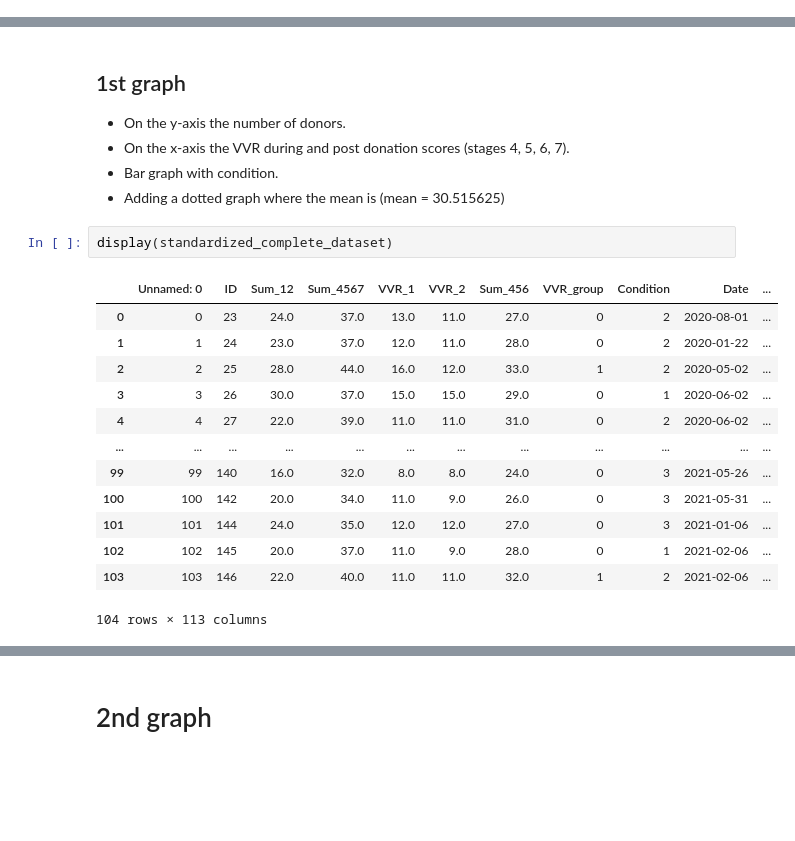
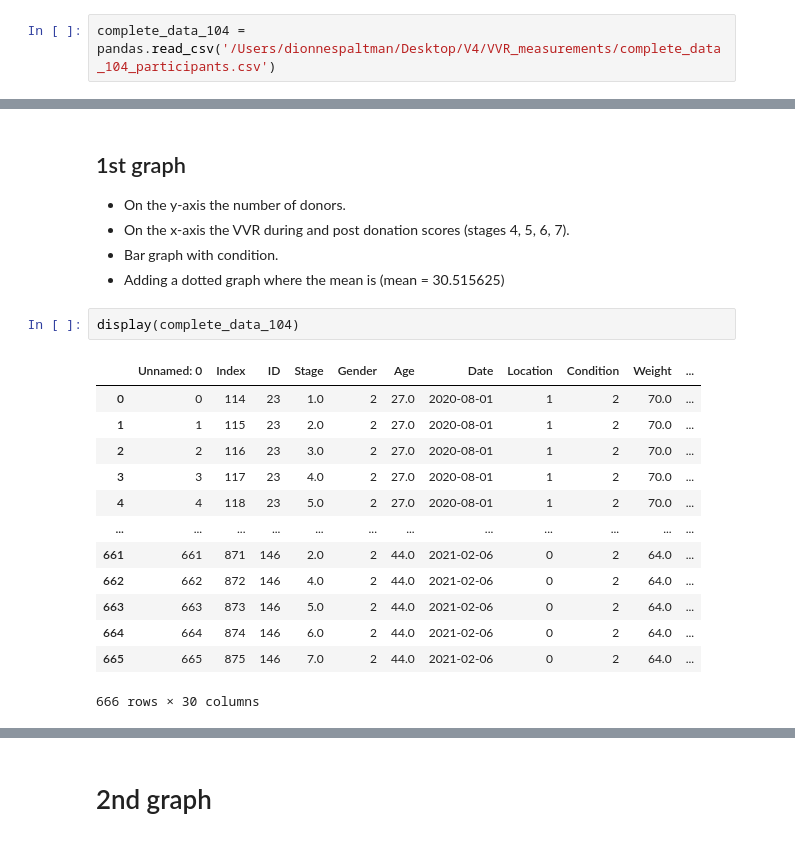
Before and after one commit to DionneSpaltman/predicting_VVR, a Jupyter notebook: visualization/VVR.ipynb, the cells around one changed output, grey strips where cells are left out. Saved outputs shown, nothing was run; the diff lists cells and outputs as text; blank space fills up the shorter version.

```diff
--- a/visualization/VVR.ipynb
+++ b/visualization/VVR.ipynb
@@ -6,6 +6,8 @@ Everything you need to know about matplotlib can be find in its documentation: h
 import numpy
 import pandas
 import matplotlib.pyplot as plt
+# %%
+complete_data_104 = pandas.read_csv('/Users/dionnespaltman/Desktop/V4/VVR_measurements/complete_data_104_participants.csv')
 # %%
 clean_donor_info = pandas.read_csv('/Users/dionnespaltman/Desktop/V4/V3_processed_donor_info.csv')
 # # VVR_scores_final = pandas.read_csv('/Users/dionnespaltman/Desktop/V3/VVR_scores_final.csv')
@@ -38,20 +40,20 @@ display(VVR_measurements)
 - Bar graph with condition.
 - Adding a dotted graph where the mean is (mean = 30.515625)
 # %%
-display(standardized_complete_dataset)
+display(complete_data_104)
 # %% [output]
-|  | Unnamed: 0 | ID | Sum_12 | Sum_4567 | VVR_1 | VVR_2 | Sum_456 | VVR_group | Condition | Date | ... |
-| 0 | 0 | 23 | 24.0 | 37.0 | 13.0 | 11.0 | 27.0 | 0 | 2 | 2020-08-01 | ... |
-| 1 | 1 | 24 | 23.0 | 37.0 | 12.0 | 11.0 | 28.0 | 0 | 2 | 2020-01-22 | ... |
-| 2 | 2 | 25 | 28.0 | 44.0 | 16.0 | 12.0 | 33.0 | 1 | 2 | 2020-05-02 | ... |
-| 3 | 3 | 26 | 30.0 | 37.0 | 15.0 | 15.0 | 29.0 | 0 | 1 | 2020-06-02 | ... |
-| 4 | 4 | 27 | 22.0 | 39.0 | 11.0 | 11.0 | 31.0 | 0 | 2 | 2020-06-02 | ... |
+|  | Unnamed: 0 | Index | ID | Stage | Gender | Age | Date | Location | Condition | Weight | ... |
+| 0 | 0 | 114 | 23 | 1.0 | 2 | 27.0 | 2020-08-01 | 1 | 2 | 70.0 | ... |
+| 1 | 1 | 115 | 23 | 2.0 | 2 | 27.0 | 2020-08-01 | 1 | 2 | 70.0 | ... |
+| 2 | 2 | 116 | 23 | 3.0 | 2 | 27.0 | 2020-08-01 | 1 | 2 | 70.0 | ... |
+| 3 | 3 | 117 | 23 | 4.0 | 2 | 27.0 | 2020-08-01 | 1 | 2 | 70.0 | ... |
+| 4 | 4 | 118 | 23 | 5.0 | 2 | 27.0 | 2020-08-01 | 1 | 2 | 70.0 | ... |
 | ... | ... | ... | ... | ... | ... | ... | ... | ... | ... | ... | ... |
-| 99 | 99 | 140 | 16.0 | 32.0 | 8.0 | 8.0 | 24.0 | 0 | 3 | 2021-05-26 | ... |
-| 100 | 100 | 142 | 20.0 | 34.0 | 11.0 | 9.0 | 26.0 | 0 | 3 | 2021-05-31 | ... |
-| 101 | 101 | 144 | 24.0 | 35.0 | 12.0 | 12.0 | 27.0 | 0 | 3 | 2021-01-06 | ... |
-| 102 | 102 | 145 | 20.0 | 37.0 | 11.0 | 9.0 | 28.0 | 0 | 1 | 2021-02-06 | ... |
-| 103 | 103 | 146 | 22.0 | 40.0 | 11.0 | 11.0 | 32.0 | 1 | 2 | 2021-02-06 | ... |
+| 661 | 661 | 871 | 146 | 2.0 | 2 | 44.0 | 2021-02-06 | 0 | 2 | 64.0 | ... |
+| 662 | 662 | 872 | 146 | 4.0 | 2 | 44.0 | 2021-02-06 | 0 | 2 | 64.0 | ... |
+| 663 | 663 | 873 | 146 | 5.0 | 2 | 44.0 | 2021-02-06 | 0 | 2 | 64.0 | ... |
+| 664 | 664 | 874 | 146 | 6.0 | 2 | 44.0 | 2021-02-06 | 0 | 2 | 64.0 | ... |
+| 665 | 665 | 875 | 146 | 7.0 | 2 | 44.0 | 2021-02-06 | 0 | 2 | 64.0 | ... |
-104 rows × 113 columns
+666 rows × 30 columns
 # %%
 # Calculate the minimum and maximum values of the column
```
Also changed, not shown: parts of 4 cells of this notebook, 2 other files.
